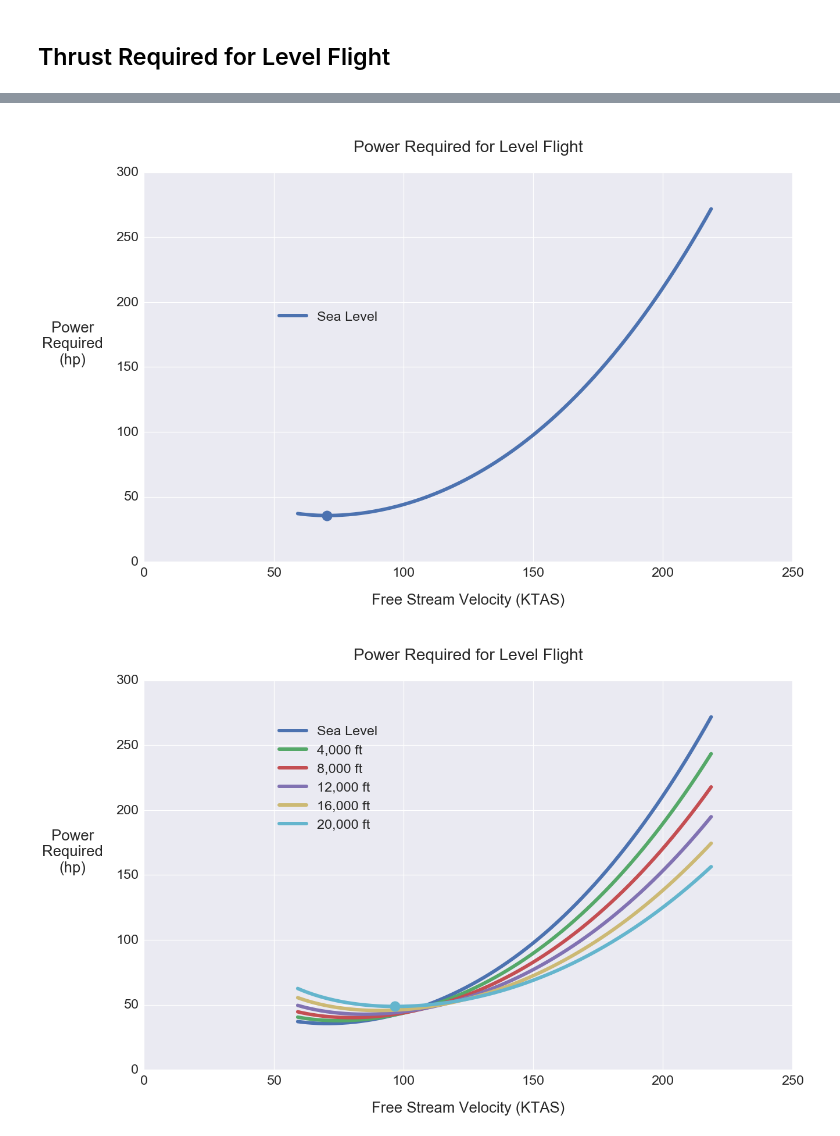
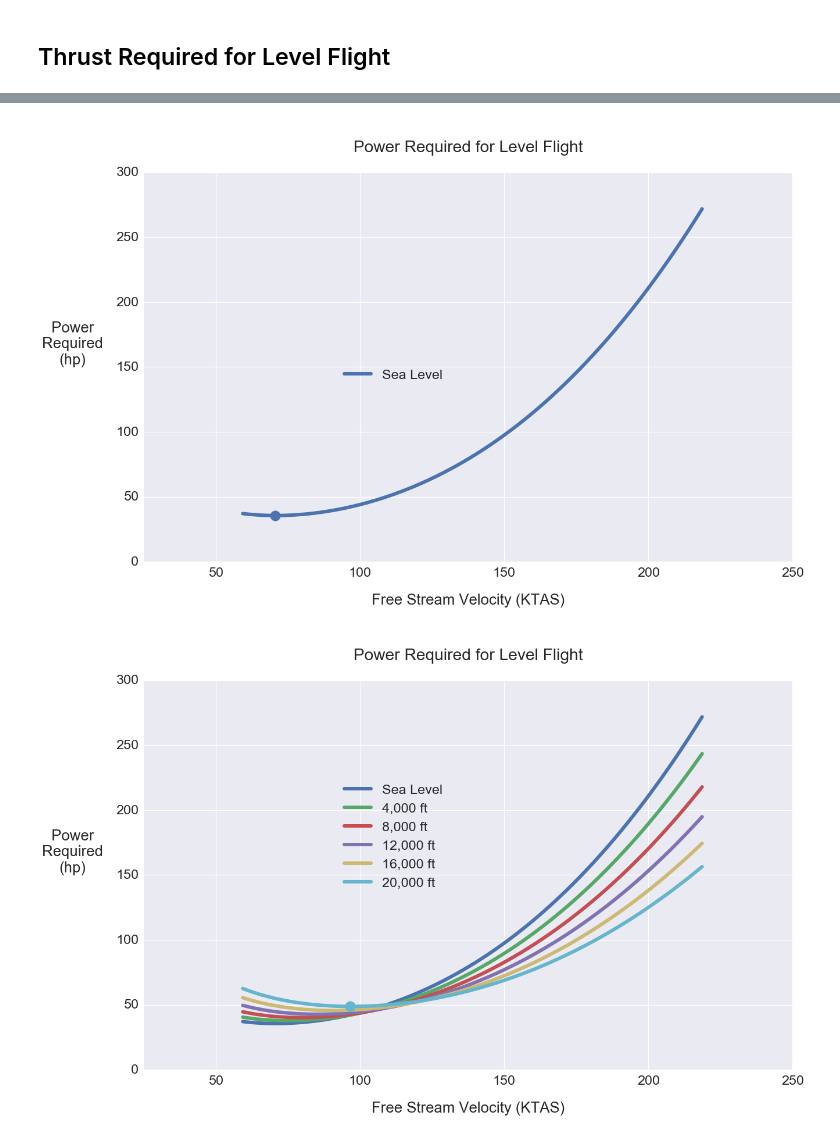
Before and after one commit to bws428/flight-performance-analysis, a Jupyter notebook: RV-8F Performance.ipynb, the cells around one changed output, grey strips where cells are left out. Drawn from its saved outputs; the diff is of its cells as text; code cells hidden in the pictures.

```diff
--- a/RV-8F Performance.ipynb
+++ b/RV-8F Performance.ipynb
@@ -64,7 +68,7 @@ V = np.arange(100,370)
 # COESA 1976 U.S. Standard Atmosphere (SI units!)
 
 # Altitude to test (ft)
-altitude = 22000
+altitude = 23000
 
 # Air density (kg/m^3)
 rho = atm.density(altitude * 0.3048)
@@ -72,5 +76,6 @@ rho = atm.density(altitude * 0.3048)
 # Air density (slugs/ft^3)
 rho = rho * 0.00194032
 
-print("Air density at {:,.0f} ft = {:,.8f} slugs/ft^3".format(altitude, rho))
+# Compare computed results with: https://www.digitaldutch.com/atmoscalc/
+print("Air density at {:,.0f} ft = {:,.6f} slugs/ft^3".format(altitude, rho))
 # %% [output]
@@ -166,34 +172,34 @@ def plot_power_required(V, Max_Alt=0, min_color="#4c72b0"):
 
         # Power required (hp)
         Pr = (Tr * V) / 550
 
         # Add a curve
         plt.plot(V*0.592484,Pr)
 
         # Update the legend
         if altitude > 0:
             legend.append("{:,.0f} ft".format(altitude))
 
     # Locate the axis labels and limits
     ax = plt.gca()
-    ax.set_xlim([0,250])
+    ax.set_xlim([25,250])
     ax.set_ylim([0,300])
     ax.xaxis.set_label_coords(0.5, -0.08)
     ax.yaxis.set_label_coords(-0.11, 0.5)
 #     ax.text(215, 115, '(L/D)max', size=22)
 
     # Add title and axis labels
-    plt.legend(legend,loc=(0.2, 0.6))
+    plt.legend(legend,loc=(0.3, 0.45))
     plt.title("\n Power Required for Level Flight \n")
     plt.ylabel('Power\nRequired\n(hp)', rotation=0)
     plt.xlabel('Free Stream Velocity (KTAS)')
 
     # Plot (L/D)max point
     plt.plot(V[np.argmin(Pr)]*0.592484, np.amin(Pr), marker='o', ms=18, color=min_color)
     plt.show()
 
 plot_power_required(V,0)
 plot_power_required(V,20000,"#64b5cd")
 # %% [output]
-[figure, old version]
+[figure, new version]
-[figure, old version]
+[figure, new version]
```
Also changed, not shown: parts of 5 cells of this notebook.
